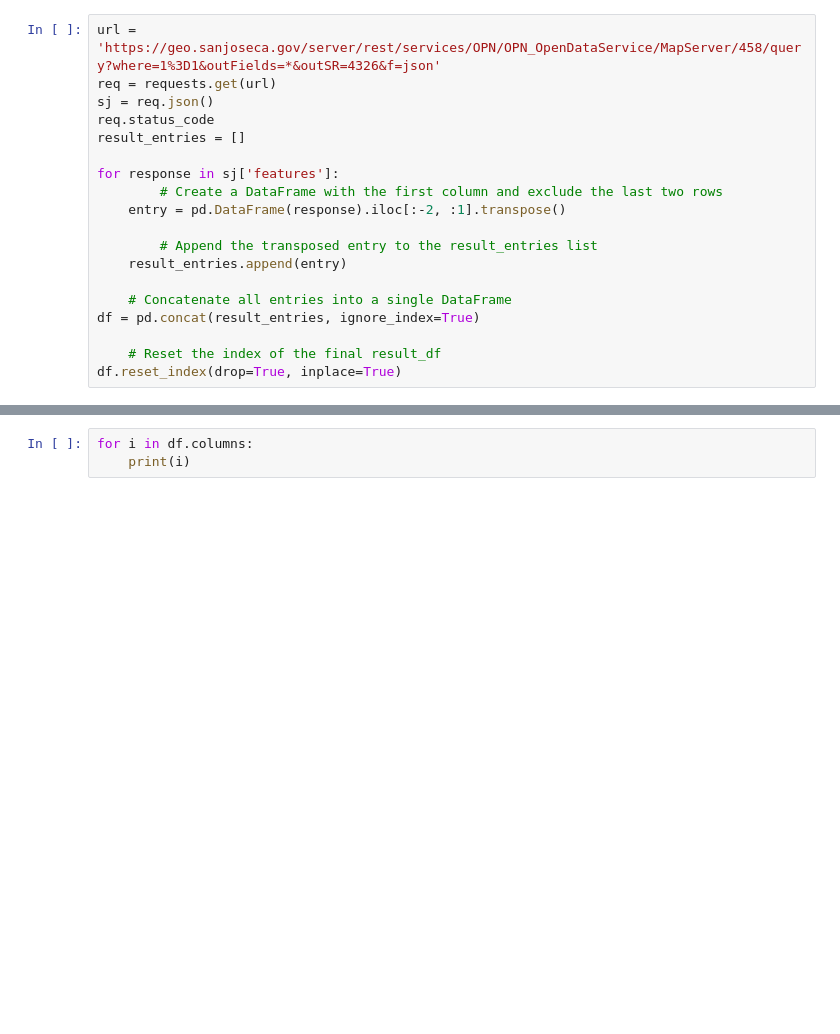
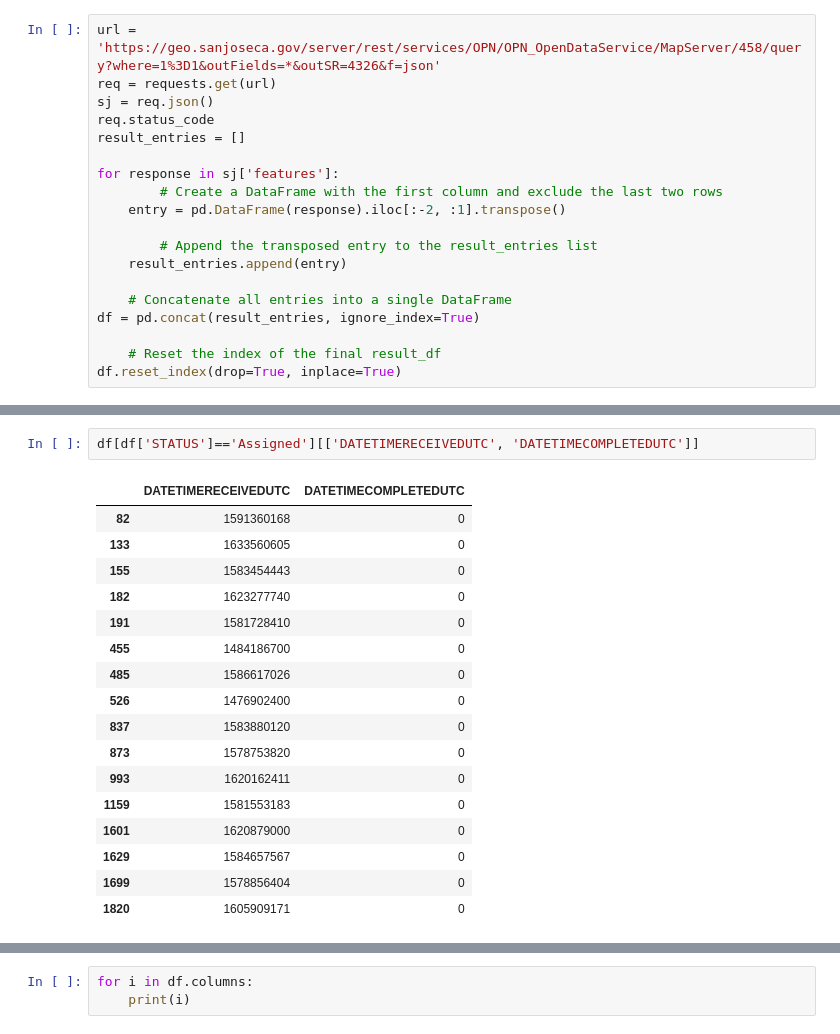
Before and after one commit to DerikVo/San_Jose_illegal_Dumping, a Jupyter notebook: src/explore_file.ipynb, the cells around one changed output, grey strips where cells are left out. Cells and saved outputs as stored; diff of their text form; blank space fills up the shorter version.

```diff
--- a/src/explore_file.ipynb
+++ b/src/explore_file.ipynb
@@ -119,3 +120,23 @@ df[df['DATETIMECOMPLETEDUTC'].isna()]
+# %%
+df[df['STATUS']=='Assigned'][['DATETIMERECEIVEDUTC', 'DATETIMECOMPLETEDUTC']]
+# %% [output]
+|  | DATETIMERECEIVEDUTC | DATETIMECOMPLETEDUTC |
+| 82 | 1591360168 | 0 |
+| 133 | 1633560605 | 0 |
+| 155 | 1583454443 | 0 |
+| 182 | 1623277740 | 0 |
+| 191 | 1581728410 | 0 |
+| 455 | 1484186700 | 0 |
+| 485 | 1586617026 | 0 |
+| 526 | 1476902400 | 0 |
+| 837 | 1583880120 | 0 |
+| 873 | 1578753820 | 0 |
+| 993 | 1620162411 | 0 |
+| 1159 | 1581553183 | 0 |
+| 1601 | 1620879000 | 0 |
+| 1629 | 1584657567 | 0 |
+| 1699 | 1578856404 | 0 |
+| 1820 | 1605909171 | 0 |
 # %%
 """
 Code was asited by chatGPT; prompt focused on converted unix time into pst. Line 13 was fixed to convert to milliseconds and 21 was generated  to convert to PST
```
Also changed, not shown: parts of 8 cells of this notebook, 5 other files.
